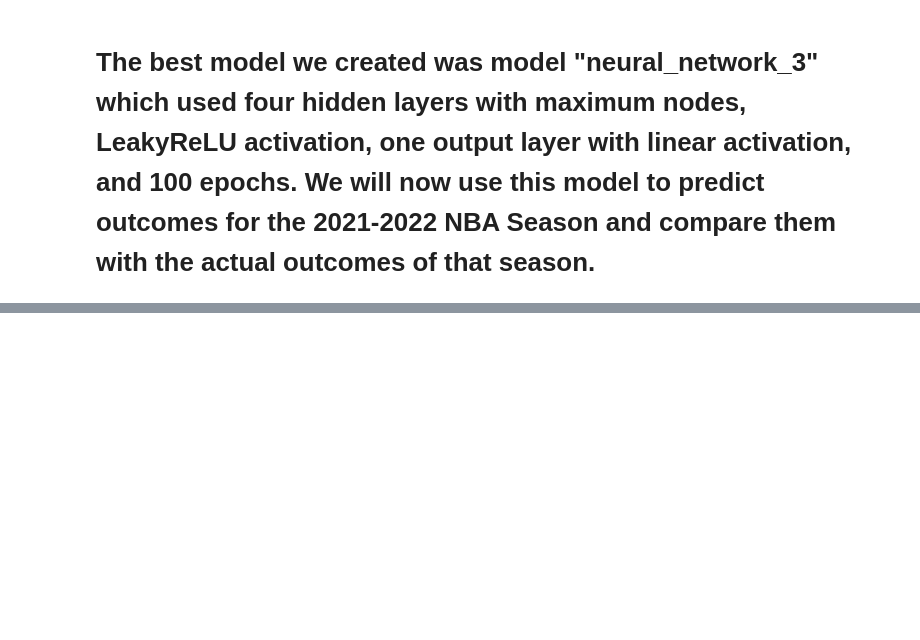
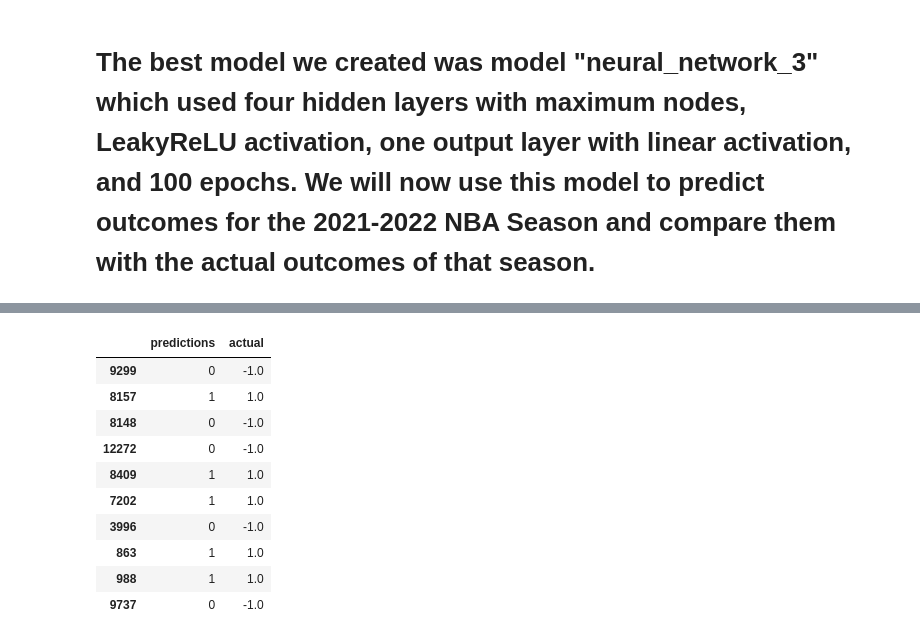
Before and after one commit to kheller18/nba-sports-betting-ml, a Jupyter notebook: main.ipynb, the cells around one changed output, grey strips where cells are left out. Drawn from its saved outputs; the diff is of its cells as text; code cells hidden in the pictures; blank space fills up the shorter version.

Commit message:
predict code added

```diff
--- a/main.ipynb
+++ b/main.ipynb
@@ -225,7 +222,7 @@ Name: Win_Margin_Signal, dtype: float64
 5 rows × 68 columns
 # %%
 # Split the data into training and testing variables
-X_train, X_test, y_train, y_test = train_test_split(
+X_train, X_test, y_train, y_test_1 = train_test_split(
     X,
     y,
     random_state=1
@@ -238,8 +235,8 @@ scaler = StandardScaler()
 X_scaler = scaler.fit(X_train)
 
 # Fit the scaler to the features training dataset
-X_train_scaled = X_scaler.transform(X_train)
-X_test_scaled = X_scaler.transform(X_test)
+X_train_scaled_1 = X_scaler.transform(X_train)
+X_test_scaled_1 = X_scaler.transform(X_test)
 # %%
 # Define the amount of outputs
 outputs = 1
@@ -356,7 +350,7 @@ neural_network_1.compile(
 # %%
 # Fit the model using 80 epochs
 fit_model = neural_network_1.fit(
-    X_train_scaled,
+    X_train_scaled_1,
     y_train,
     epochs=80,
     validation_split=0.1,
@@ -1197,3 +1191,13 @@ Loss: 0.026706429198384285, Accuracy: 0.5544174313545227
 We have achieved about 55% accuracy. This is nearly the same result that we got when we tested the same five seasons with only three hidden layers. We also see about the same loss in this model, which is a difference from the 10-season testing where we saw a decrease in loss when a fourth hidden layer was added.
 # %% [markdown]
 # The best model we created was model "neural_network_3" which used four hidden layers with maximum nodes, LeakyReLU activation, one output layer with linear activation, and 100 epochs. We will now use this model to predict outcomes for the 2021-2022 NBA Season and compare them with the actual outcomes of that season.
+# %%
+# Make predictions for 10 season 3 hidden layer
+predictions = (neural_network_1.predict(X_test_scaled_1) > 0.5).astype("int32")
+
+# Create a DataFrame to compare the predictions with the actual values
+results = pd.DataFrame({"predictions": predictions.ravel(), "actual": y_test_1})
+
+# Display sample data
+results.head(10)
+# %% [output]
@@ -1199,0 +1205,11 @@ We have achieved about 55% accuracy. This is nearly the same result that we got
+|  | predictions | actual |
+| 9299 | 0 | -1.0 |
+| 8157 | 1 | 1.0 |
+| 8148 | 0 | -1.0 |
+| 12272 | 0 | -1.0 |
+| 8409 | 1 | 1.0 |
+| 7202 | 1 | 1.0 |
+| 3996 | 0 | -1.0 |
+| 863 | 1 | 1.0 |
+| 988 | 1 | 1.0 |
+| 9737 | 0 | -1.0 |
```
Also changed, not shown: parts of 20 cells of this notebook.
